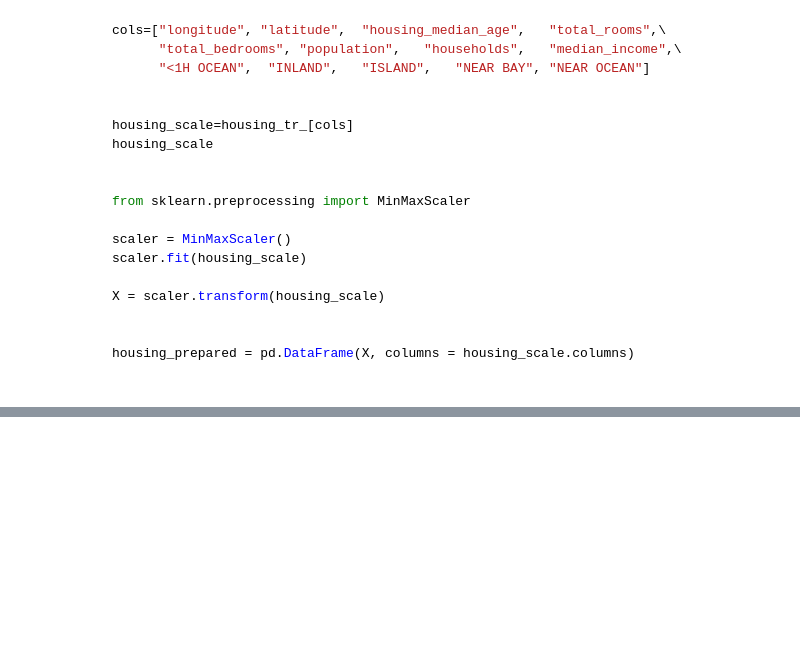
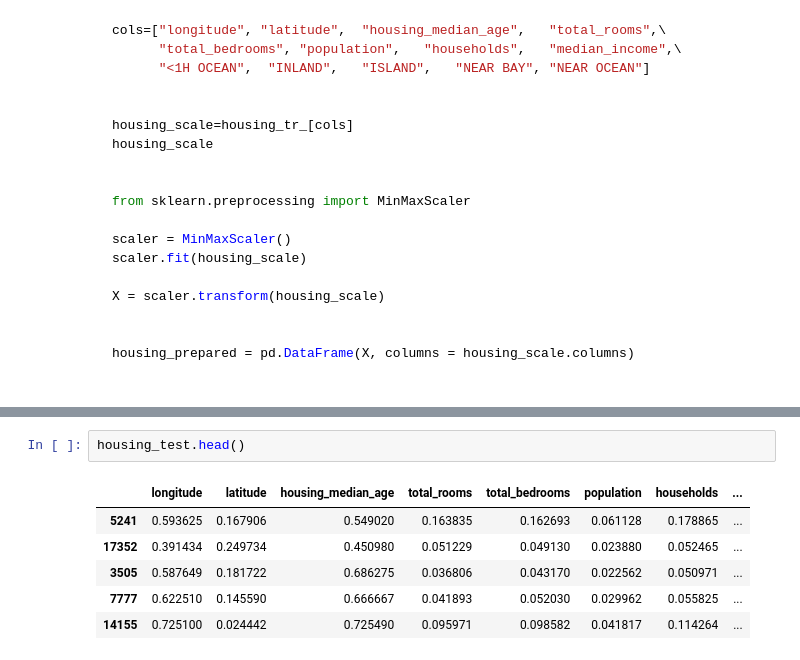
Before and after one commit to CienciaDatosUdea/002_EstudiantesAprendizajeEstadistico, a Jupyter notebook: semestre2025-1/Estudiantes/Gaviria_13/Laboratorio_05_ABC_Modelo_v1.ipynb, the cells around one changed output, grey strips where cells are left out. Cells and saved outputs as stored; diff of their text form; blank space fills up the shorter version.

```diff
--- a/semestre2025-1/Estudiantes/Gaviria_13/Laboratorio_05_ABC_Modelo_v1.ipynb
+++ b/semestre2025-1/Estudiantes/Gaviria_13/Laboratorio_05_ABC_Modelo_v1.ipynb
@@ -693,0 +793,9 @@ housing_prepared = pd.DataFrame(X, columns = housing_scale.columns)
+# %%
+housing_test.head()
+# %% [output]
+|  | longitude | latitude | housing_median_age | total_rooms | total_bedrooms | population | households | ... |
+| 5241 | 0.593625 | 0.167906 | 0.549020 | 0.163835 | 0.162693 | 0.061128 | 0.178865 | ... |
+| 17352 | 0.391434 | 0.249734 | 0.450980 | 0.051229 | 0.049130 | 0.023880 | 0.052465 | ... |
+| 3505 | 0.587649 | 0.181722 | 0.686275 | 0.036806 | 0.043170 | 0.022562 | 0.050971 | ... |
+| 7777 | 0.622510 | 0.145590 | 0.666667 | 0.041893 | 0.052030 | 0.029962 | 0.055825 | ... |
+| 14155 | 0.725100 | 0.024442 | 0.725490 | 0.095971 | 0.098582 | 0.041817 | 0.114264 | ... |
```
Also changed, not shown: parts of 15 cells of this notebook, 4 other files.
